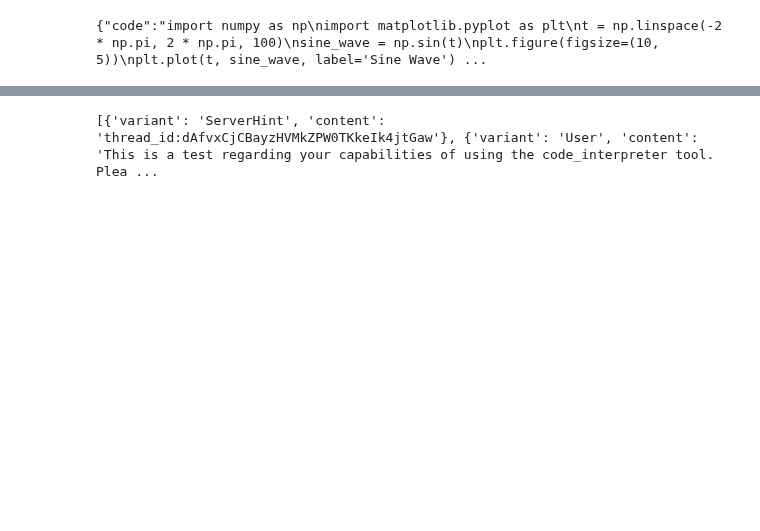
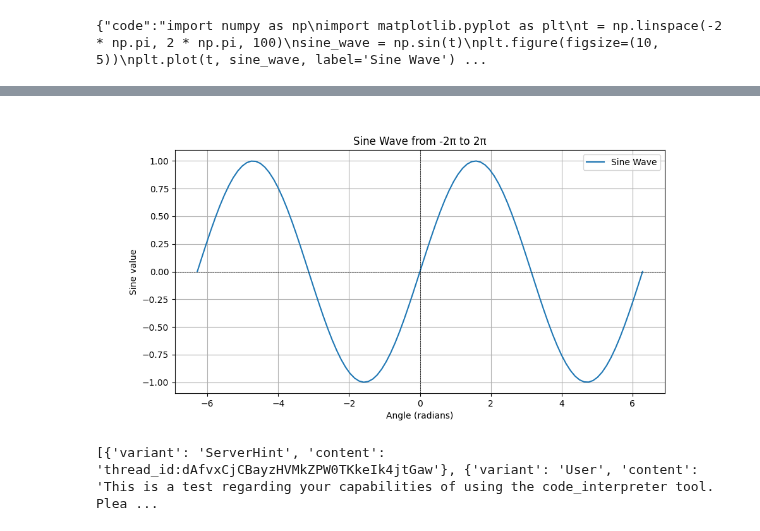
Before and after one commit to freva-org/freva-gpt-backend, a Jupyter notebook: testing.ipynb, the cells around one changed output, grey strips where cells are left out. Drawn from its saved outputs; the diff is of its cells as text; code cells hidden in the pictures; blank space fills up the shorter version.

```diff
--- a/testing.ipynb
+++ b/testing.ipynb
@@ -120,3 +122,13 @@ for error in code_output_responses:
+# %%
+# We can also extrace the image, if there is one
+image_responses = [x["content"] for x in response_json if x["variant"] == "Image"]
+# it's base64, so we can use IPython to display it
+from IPython.display import display, Image
+from base64 import b64decode
+for image in image_responses:
+    display(Image(data=b64decode(image), format='png')) # only for testing. This will display the image in the notebook.
+# %% [output]
+[figure, added]
 # %%
 # Testing the get_thread endpoint
 thread_id = "dAfvxCjCBayzHVMkZPW0TKkeIk4jtGaw" # for testing
```
Also changed, not shown: parts of 5 cells of this notebook, 5 other files.
